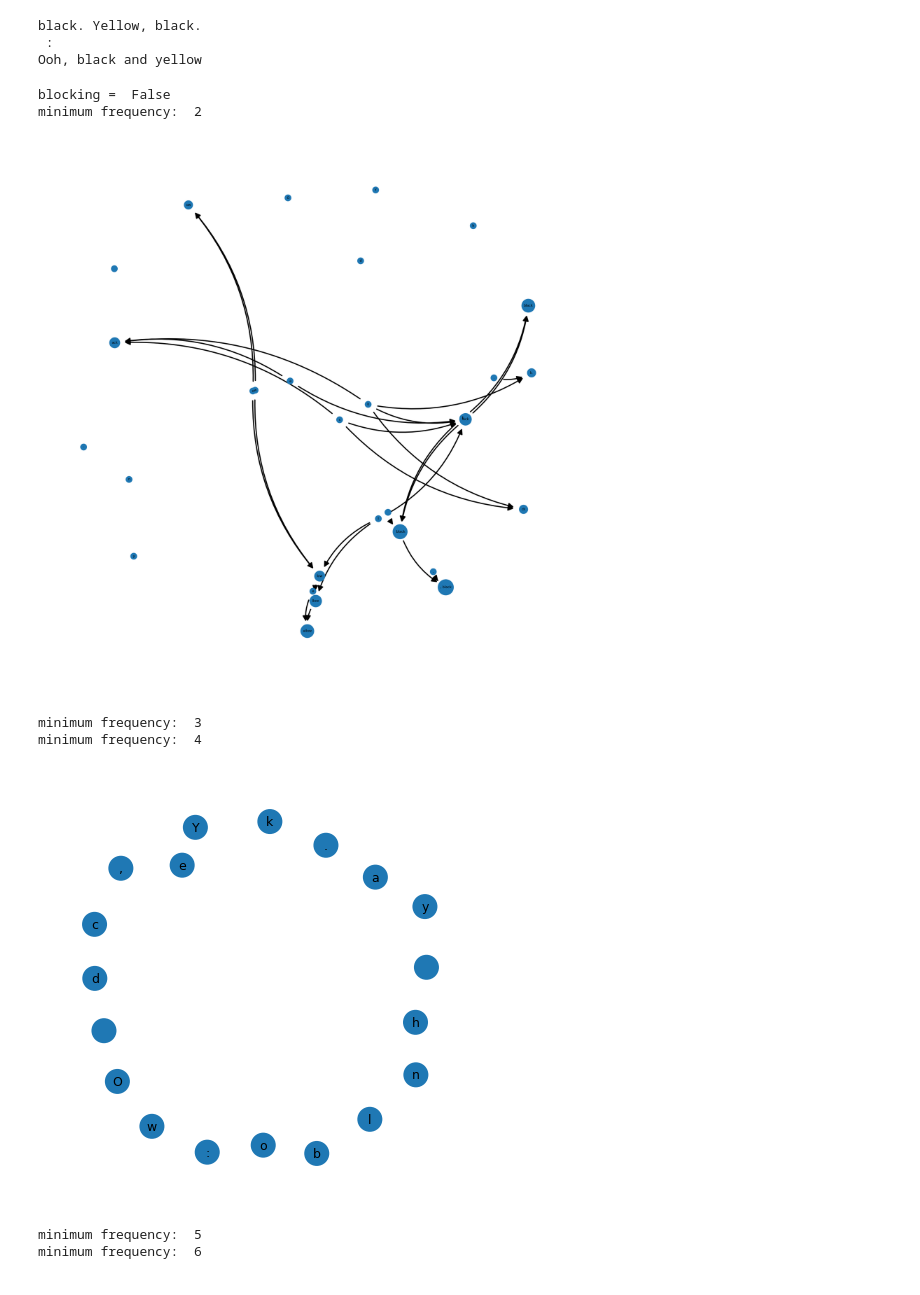
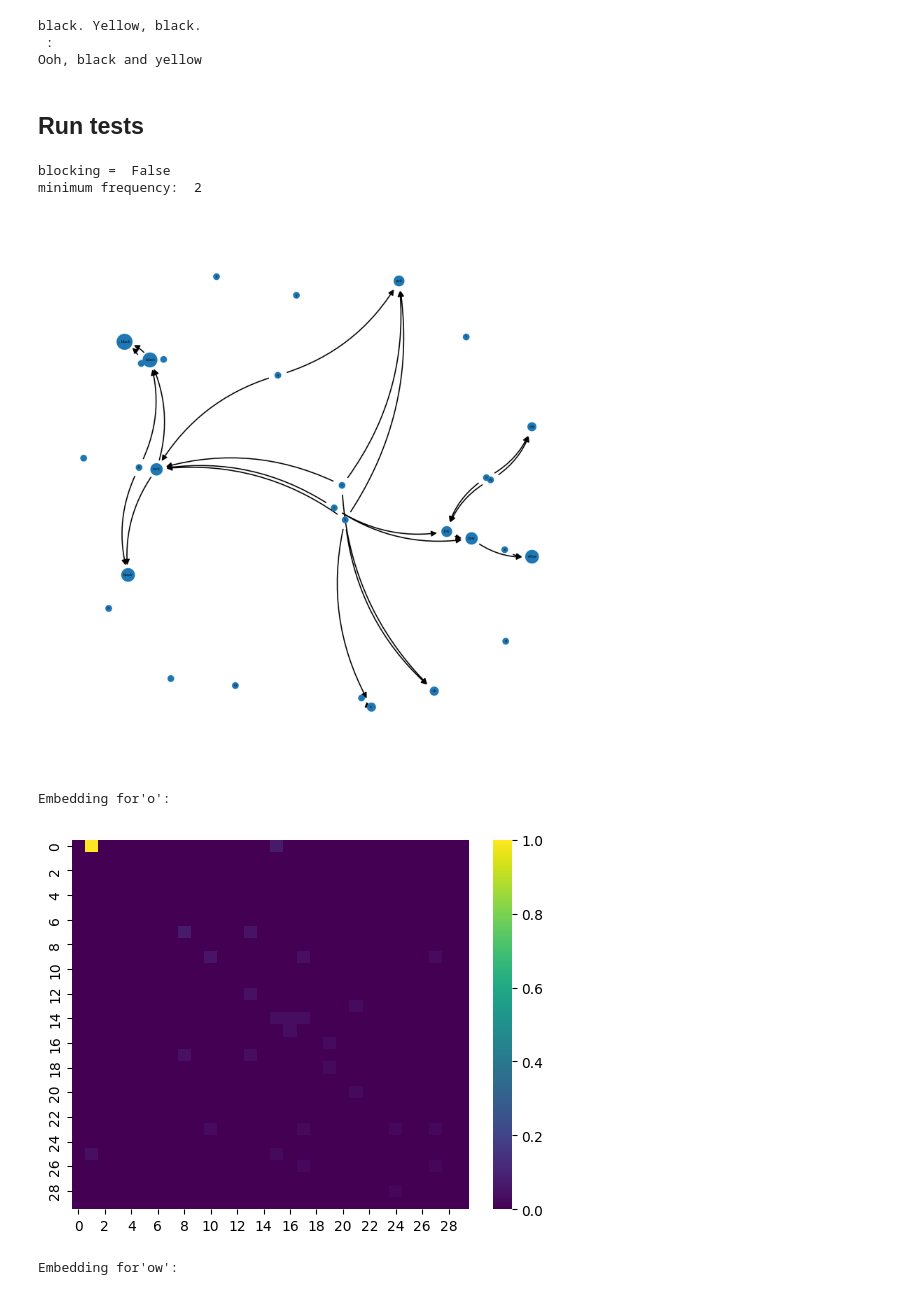
Before and after one commit to IsaacFigNewton/DAG-Based-Token-Representation, a Jupyter notebook: DAG_Text_Encoding.ipynb, the cells around one changed output. Cells and saved outputs as stored; diff of their text form; code cells hidden in the pictures.

Commit message:
Created inter-vertex composition_dag distance vectorization function, plotting, refactored other plotting functions.

```diff
--- a/DAG_Text_Encoding.ipynb
+++ b/DAG_Text_Encoding.ipynb
@@ -288,6 +370,7 @@ class DAGStore:
       self.vertices = vertices
       self.edge_set = edge_set
       self.token_index_map = token_index_map
+      self.reversed_token_map = None
       # first dimension = outgoing token node
       # second dimension = incoming token node
       self.adjacency_matrix = adjacency_matrix
@@ -516,7 +574,9 @@ class CompositionDAGNode:
 # %%
 # freq_range = range(30, 1010, 10)
-freq_range = range(2, 10)
+freq_range = range(2, 3)
 folds = 1
+num_graphs_to_plot = 1
+max_vector_plots = 5
 tokenizations = dict()
 test_results = {
     "min frequency": [],
@@ -524,35 +584,6 @@ test_results = {
     "blocking?": [],
     "mean time": [],
 }
-# %%
-def run_test(text,
-             min_freq,
-             blocking,
-             delimeters=r"\n",
-             tree=None):
-  suffix_tree, tokenizations[(text, min_freq)], alphabet = build_suffix_tree(text,
-                                                                 min_freq,
-                                                                 do_blocking=blocking,
-                                                                 delimeters=delimeters,
-                                                                 tree=tree)
-  # print("modified suffix tree composed in ", time.time() - start_time, " seconds.")
-  # print_tree(suffix_tree)
-
-  composition_dag = CompositionDAGNode()
-  start_time = time.time()
-  composition_dag.suffix_tree_to_dag(suffix_tree)
-  end_time = time.time() - start_time
-  # print("dag composed in ", end_time, " seconds.")
-
-  if (min_freq % int(max(freq_range)/4) == 0):
-      composition_dag.plot_dag(A=composition_dag.dag_store.adjacency_matrix, k=4, scaling=25)
-
-  # print()
-  # print("Tokens")
-  # print(tokenizations[test])
-
-  # return {(pre, cum, pos+1) for pre, cum, pos in composition_dag.dag_store.edge_set if pre is not None}
-  return end_time, suffix_tree
 # %%
 test_url = "https://courses.cs.washington.edu/courses/cse163/20wi/files/lectures/L04/bee-movie.txt"
 with url.urlopen(test_url) as f:
@@ -568,42 +599,44 @@ print(text[:50])
 black. Yellow, black.
  :
 Ooh, black and yellow
+# %% [markdown]
+## Run tests
 # %%
 # blocking or non-blocking
 for j in range(2):
   print("blocking = ", bool(j))
   prev_trees = dict()
 
   for min_freq in freq_range:
     print("minimum frequency: ", min_freq)
 
     for i in range(len(tests)):
       # print("test ", i)
       # if there's no previous tree stored for this test
       if i not in prev_trees.keys():
         prev_trees[i] = None
 
       mean_times = [0, 0]
       for fold in range(folds):
         new_time=0
-        new_time, prev_trees[i] = run_test(text=tests[i],
-                                       min_freq=min_freq,
-                                       blocking=False,
-                                       tree=prev_trees[i])
+        new_time, prev_trees[i], token_vector_mappings = run_test(text=tests[i],
+                                                          min_freq=min_freq,
+                                                          blocking=False,
+                                                          tree=prev_trees[i])
         mean_times[j] += new_time
+
+        plot_embeddings(token_vector_mappings, max_vector_plots)
 
       test_results["min frequency"].append(min_freq)
       test_results["test number"].append(i)
       test_results["blocking?"].append(j)
       test_results["mean time"].append(mean_times[j]/folds)
 
   print()
 # %% [output]
 blocking =  False
 minimum frequency:  2
-[figure, old version]
+[figure, new version]
-minimum frequency:  3
-minimum frequency:  4
+Embedding for'o':
-[figure, old version]
+[figure, new version]
-minimum frequency:  5
-minimum frequency:  6
+Embedding for'ow':
```
Also changed, not shown: parts of 17 cells of this notebook.
